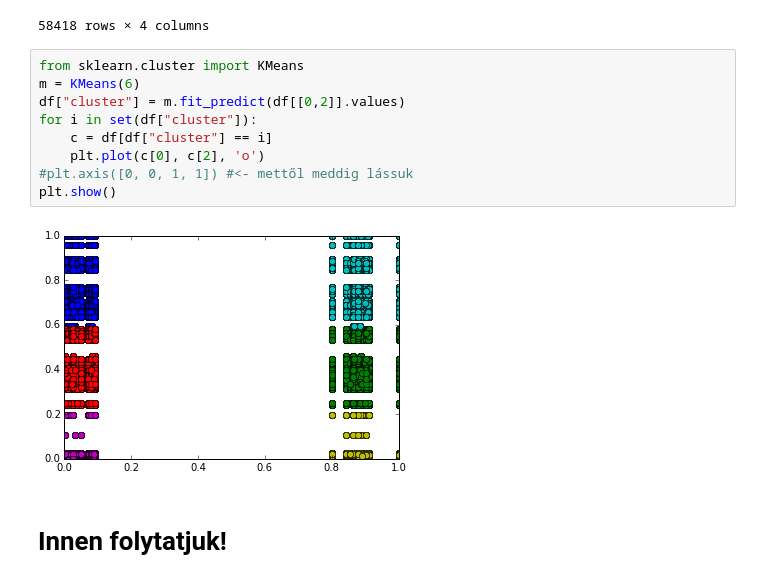
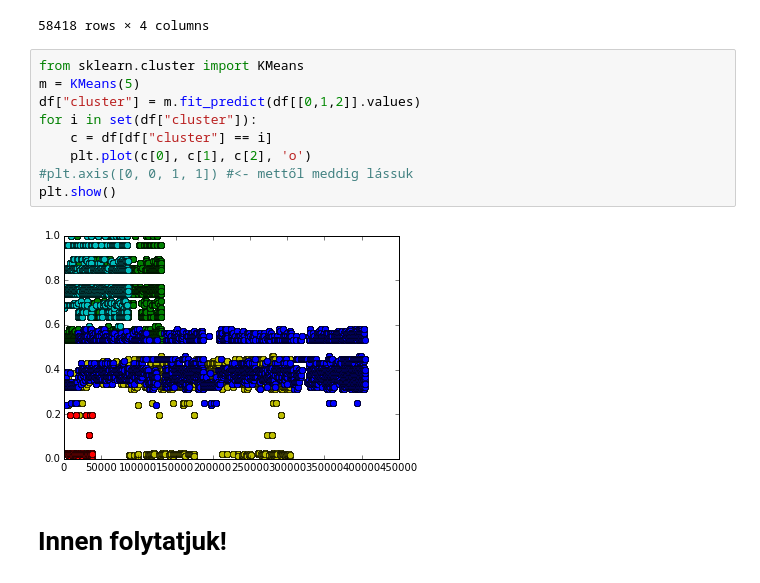
Before and after one commit to illenyi/adatbanyaszkodas, a Jupyter notebook: Adatbányászat-új-vizeken.ipynb, the cells around one changed output. Drawn from its saved outputs; the diff is of its cells as text.

```diff
--- a/Adatbányászat-új-vizeken.ipynb
+++ b/Adatbányászat-új-vizeken.ipynb
@@ -849,15 +874,15 @@ tmp6[tmp6["mennyiseg"]>0]
 58418 rows × 4 columns
 # %%
 from sklearn.cluster import KMeans
-m = KMeans(6)
-df["cluster"] = m.fit_predict(df[[0,2]].values)
+m = KMeans(5)
+df["cluster"] = m.fit_predict(df[[0,1,2]].values)
 for i in set(df["cluster"]):
     c = df[df["cluster"] == i]
-    plt.plot(c[0], c[2], 'o')
+    plt.plot(c[0], c[1], c[2], 'o')
 #plt.axis([0, 0, 1, 1]) #<- mettől meddig lássuk
 plt.show()
 # %% [output]
-[figure, old version]
+[figure, new version]
 # %% [markdown]
 # Innen folytatjuk!
 # %%
```
Also changed, not shown: parts of 12 cells of this notebook.
